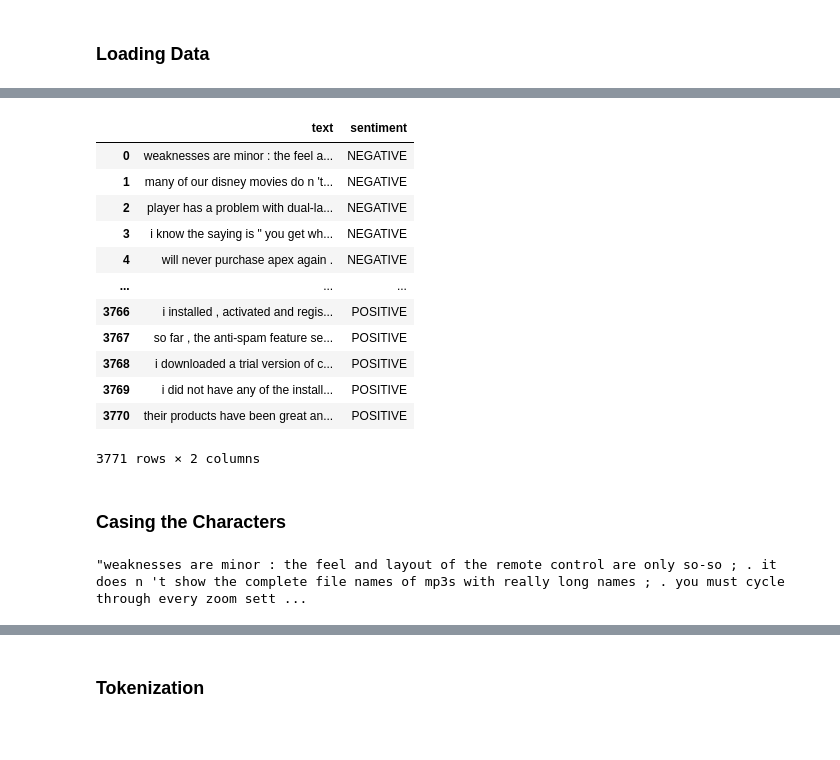
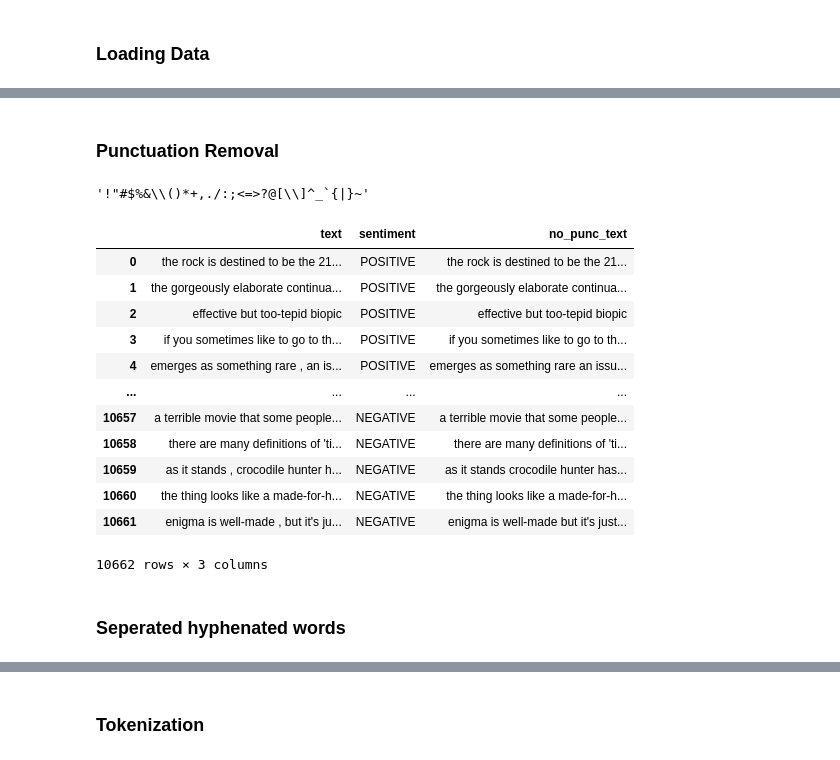
Before and after one commit to md-zaki/CZ4034_IR_Group_Project, a Jupyter notebook: preprocess.ipynb, the cells around one changed output, grey strips where cells are left out. Drawn from its saved outputs; the diff is of its cells as text; code cells hidden in the pictures; blank space fills up the shorter version.

```diff
--- a/preprocess.ipynb
+++ b/preprocess.ipynb
@@ -17,2 +17,3 @@ cr.head()
 # %%
-cr.columns = ['text', 'sentiment']
+mr.columns = ['text', 'sentiment']
+mr
@@ -19,23 +34,35 @@ cr.columns = ['text', 'sentiment']
-# %%
-cr
-# %% [output]
-|  | text | sentiment |
-| 0 | weaknesses are minor : the feel a... | NEGATIVE |
-| 1 | many of our disney movies do n 't... | NEGATIVE |
-| 2 | player has a problem with dual-la... | NEGATIVE |
-| 3 | i know the saying is " you get wh... | NEGATIVE |
-| 4 | will never purchase apex again . | NEGATIVE |
-| ... | ... | ... |
-| 3766 | i installed , activated and regis... | POSITIVE |
-| 3767 | so far , the anti-spam feature se... | POSITIVE |
-| 3768 | i downloaded a trial version of c... | POSITIVE |
-| 3769 | i did not have any of the install... | POSITIVE |
-| 3770 | their products have been great an... | POSITIVE |
-3771 rows × 2 columns
-# %% [markdown]
-### Casing the Characters
-# %%
-lower_case = cr.text[0]
-lower_case
-# %% [output]
-"weaknesses are minor : the feel and layout of the remote control are only so-so ; . it does n 't show the complete file names of mp3s with really long names ; . you must cycle through every zoom sett ...
+# %% [markdown]
+### Punctuation Removal
+# %%
+import string
+string.punctuation
+newpunctuation = '!"#$%&\()*+,./:;<=>?@[\\]^_`{|}~'
+hyphen = '-'
+# %%
+newpunctuation
+# %% [output]
+'!"#$%&\\()*+,./:;<=>?@[\\]^_`{|}~'
+# %%
+def remove_punc(text):
+    punctuationfree="".join([i for i in text if i not in newpunctuation])
+    return punctuationfree
+# %%
+mr['no_punc_text'] = mr['text'].apply(lambda x: remove_punc(x))
+# %%
+mr
+# %% [output]
+|  | text | sentiment | no_punc_text |
+| 0 | the rock is destined to be the 21... | POSITIVE | the rock is destined to be the 21... |
+| 1 | the gorgeously elaborate continua... | POSITIVE | the gorgeously elaborate continua... |
+| 2 | effective but too-tepid biopic | POSITIVE | effective but too-tepid biopic |
+| 3 | if you sometimes like to go to th... | POSITIVE | if you sometimes like to go to th... |
+| 4 | emerges as something rare , an is... | POSITIVE | emerges as something rare an issu... |
+| ... | ... | ... | ... |
+| 10657 | a terrible movie that some people... | NEGATIVE | a terrible movie that some people... |
+| 10658 | there are many definitions of 'ti... | NEGATIVE | there are many definitions of 'ti... |
+| 10659 | as it stands , crocodile hunter h... | NEGATIVE | as it stands crocodile hunter has... |
+| 10660 | the thing looks like a made-for-h... | NEGATIVE | the thing looks like a made-for-h... |
+| 10661 | enigma is well-made , but it's ju... | NEGATIVE | enigma is well-made but it's just... |
+10662 rows × 3 columns
+# %% [markdown]
+### Seperated hyphenated words
```
Also changed, not shown: parts of 33 cells of this notebook.
